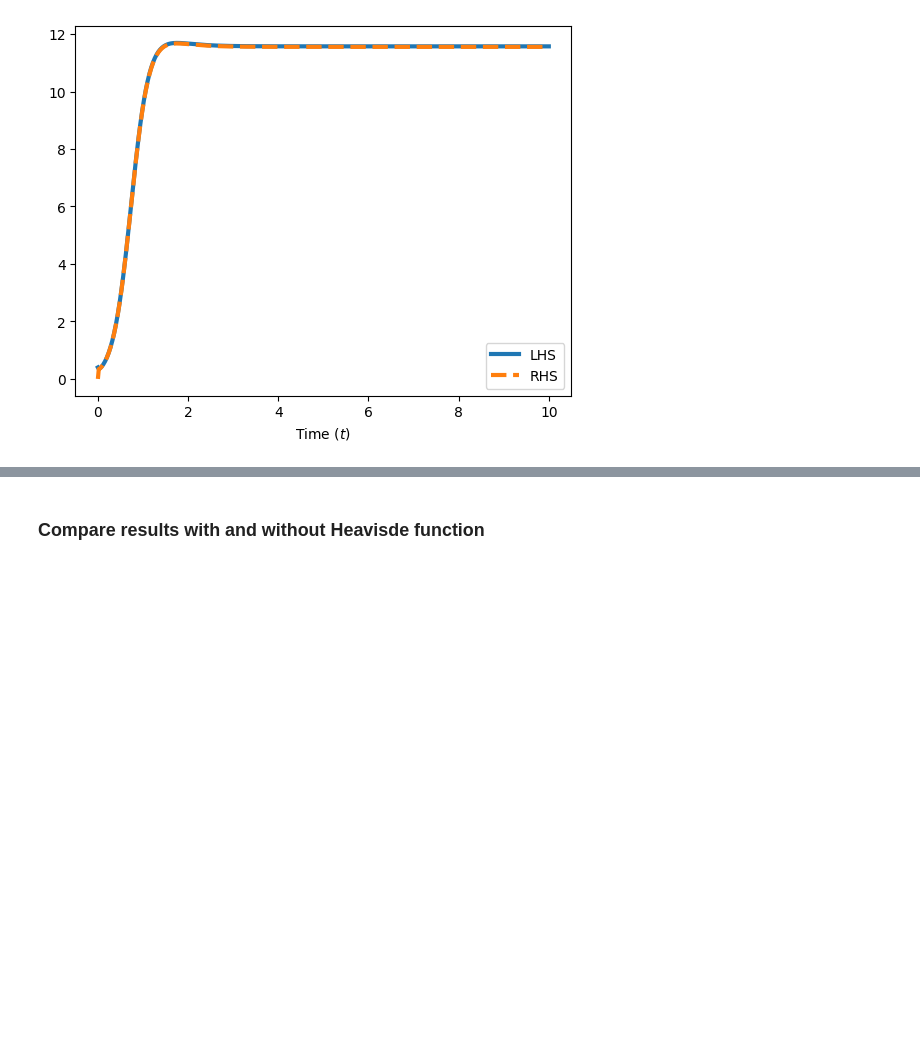
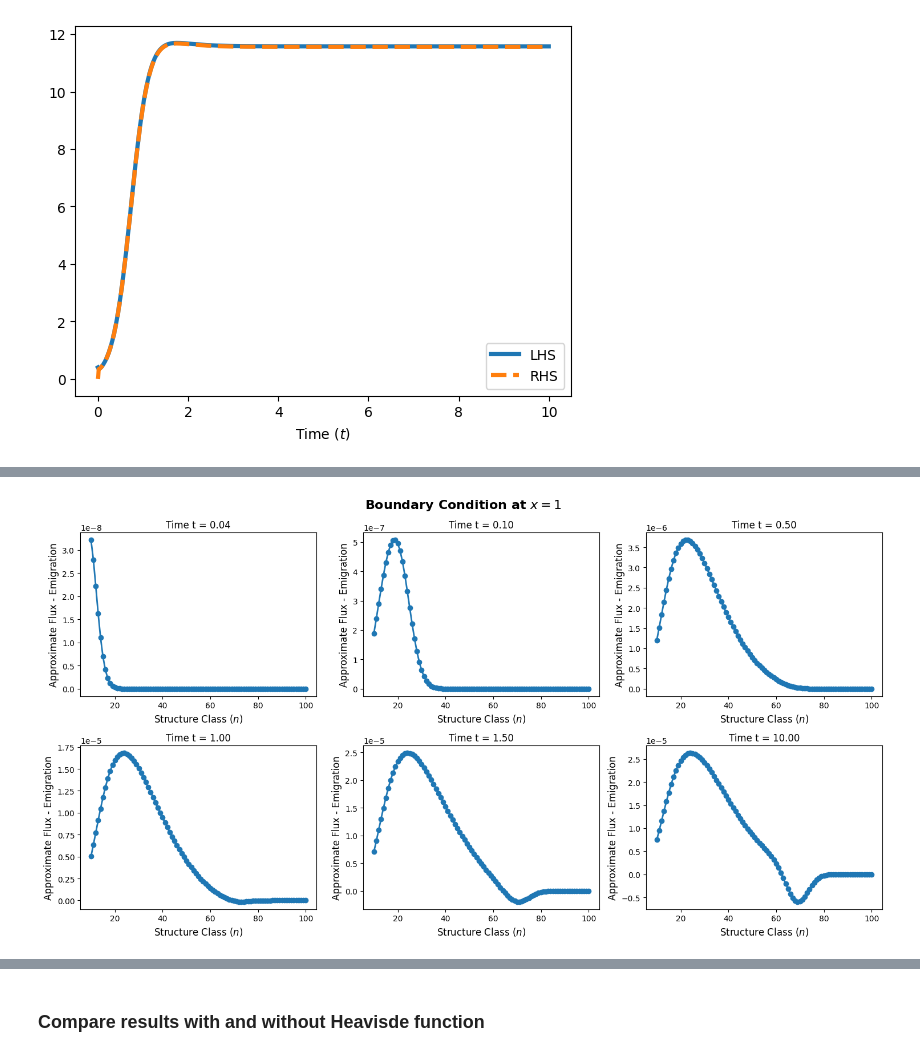
Before and after one commit to eleonoraagostinelli/VolumeFilling-Multiscale-Model, a Jupyter notebook: Discrete_SpaceStructure_Solver.ipynb, the cells around one changed output, grey strips where cells are left out. Saved outputs shown, nothing was run; the diff lists cells and outputs as text; code cells hidden in the pictures; blank space fills up the shorter version.

```diff
--- a/Discrete_SpaceStructure_Solver.ipynb
+++ b/Discrete_SpaceStructure_Solver.ipynb
@@ -302,0 +394,39 @@ plt.show()
+# %%
+num_plots = len(time_points_for_heatmap)
+ncols = min(3, num_plots)
+nrows = math.ceil(num_plots / ncols)
+
+# Create the grid with a dynamic figsize
+fig, axes = plt.subplots(nrows=nrows, ncols=ncols, figsize=(5 * ncols, 4 * nrows))
+
+# Flatten axes to 1D array for easy looping
+if num_plots == 1:
+    axes = [axes]
+else:
+    axes = axes.flatten()
+
+for plot_idx, time in enumerate(time_points_for_heatmap):
+    ax = axes[plot_idx]
+    idx = np.argmin(np.abs(sol.t - time))
+    actual_t = sol.t[idx]
+
+    ax.plot(model.n_array[10:p.N+1], (approx_flux-emigration)[idx, 10:p.N+1], label=f"t = {actual_t:.2f}", linewidth=2, marker='o')
+
+    # Format the Plot
+    ax.set_title(f"Time t = {actual_t:.2f}")
+    ax.set_xlabel("Structure Class ($n$)", fontsize=12)
+    ax.set_ylabel("Approximate Flux - Emigration", fontsize=12)
+
+    #ax.set_xlim(0, 6)
+    #ax.set_ylim(0, 6)
+
+# Hide any unused empty subplots at the end of the grid
+for empty_idx in range(num_plots, len(axes)):
+    axes[empty_idx].set_visible(False)
+
+# Add title and automatically adjust layout
+fig.suptitle("Boundary Condition at $x=1$", fontsize=16, fontweight='bold')
+plt.tight_layout()
+plt.show()
+# %% [output]
+[figure, added]
```
Also changed, not shown: parts of 16 cells of this notebook.
